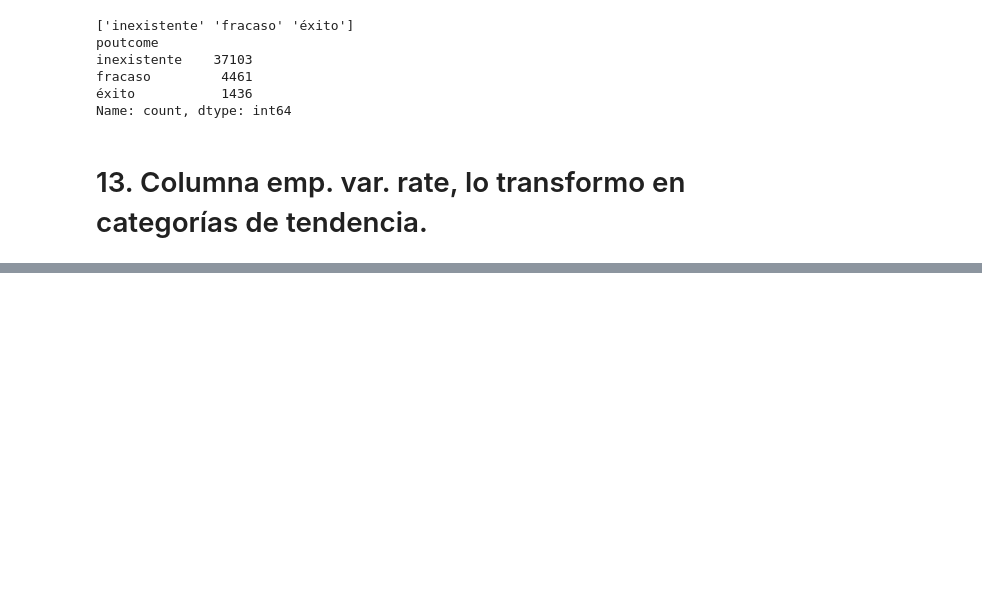
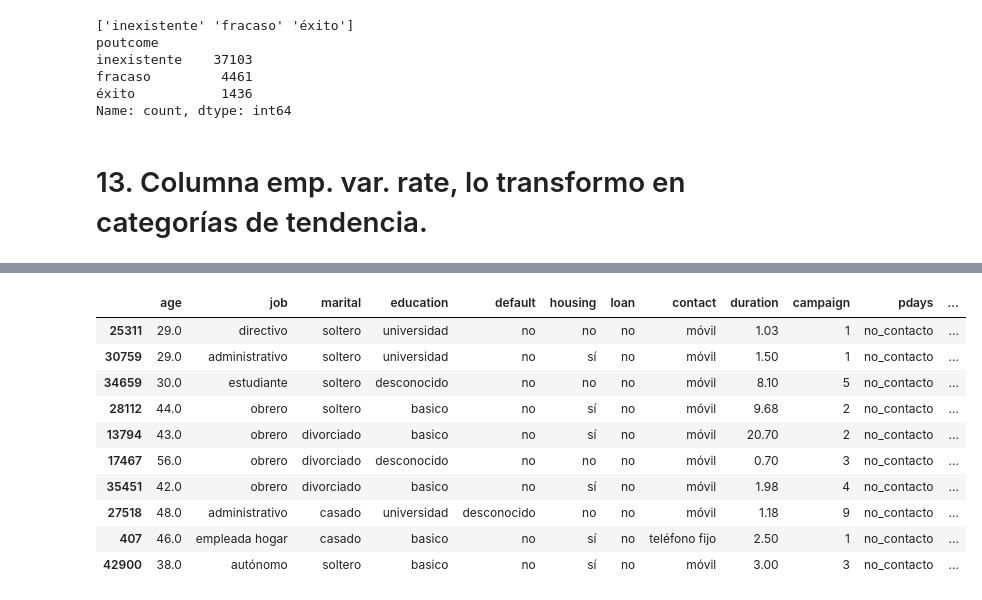
Before and after one commit to PatriciaMerinero/PROYECTO_EDA_PYTHON, a Jupyter notebook: Notebook/01-analisis_preliminar.ipynb, the cells around one changed output, grey strips where cells are left out. Cells and saved outputs as stored; diff of their text form; code cells hidden in the pictures; blank space fills up the shorter version.

```diff
--- a/Notebook/01-analisis_preliminar.ipynb
+++ b/Notebook/01-analisis_preliminar.ipynb
@@ -848,0 +874,28 @@ df_bank.sample(10)
+# %%
+# Reemplazo comas por puntos y convierto a numérico
+df_bank['cons.price.idx'] = df_bank['cons.price.idx'].astype(str).str.replace(',', '.')
+df_bank['cons.price.idx'] = pd.to_numeric(df_bank['cons.price.idx'], errors='coerce')
+
+
+# Calcular mediana
+mediana_precio = df_bank['cons.price.idx'].median()
+
+# Rellenar vacíos con la mediana
+df_bank['cons.price.idx'] = df_bank['cons.price.idx'].fillna(mediana_precio)
+
+# Revisar que ya no haya vacíos
+print(df_bank['cons.price.idx'].isna().sum())
+
+
+# verifico
+
+# 1. Confirmo que ya no quedan vacíos
+print("Nulos en cons.price.idx:", df_bank['cons.price.idx'].isna().sum())
+
+# 2. Estadísticas descriptivas
+print("\nEstadísticas de cons.price.idx:")
+print(df_bank['cons.price.idx'].describe())
+
+# 3. Valores únicos más frecuentes
+print("\nValores más frecuentes:")
+print(df_bank['cons.price.idx'].value_counts().head(10))
@@ -848,0 +922,13 @@ df_bank.sample(10)
+# %%
+# Aseguro que los valores son numéricos (convertimos coma a punto si hace falta)
+df_bank['cons.conf.idx'] = df_bank['cons.conf.idx'].astype(str).str.replace(',', '.')
+df_bank['cons.conf.idx'] = pd.to_numeric(df_bank['cons.conf.idx'], errors='coerce')
+
+# Transformo directamente en categorías
+df_bank['cons.conf.idx'] = pd.qcut(df_bank['cons.conf.idx'],
+                                   q=3,
+                                   labels=['baja confianza', 'confianza media', 'alta confianza'])
+
+# Reviso
+print(df_bank['cons.conf.idx'].unique())
+print(df_bank['cons.conf.idx'].value_counts(normalize=True) * 100)
@@ -848,0 +943,14 @@ df_bank.sample(10)
+# %%
+df_bank.sample(10)
+# %% [output]
+|  | age | job | marital | education | default | housing | loan | contact | duration | campaign | pdays | ... |
+| 25311 | 29.0 | directivo | soltero | universidad | no | no | no | móvil | 1.03 | 1 | no_contacto | ... |
+| 30759 | 29.0 | administrativo | soltero | universidad | no | sí | no | móvil | 1.50 | 1 | no_contacto | ... |
+| 34659 | 30.0 | estudiante | soltero | desconocido | no | no | no | móvil | 8.10 | 5 | no_contacto | ... |
+| 28112 | 44.0 | obrero | soltero | basico | no | sí | no | móvil | 9.68 | 2 | no_contacto | ... |
+| 13794 | 43.0 | obrero | divorciado | basico | no | sí | no | móvil | 20.70 | 2 | no_contacto | ... |
+| 17467 | 56.0 | obrero | divorciado | desconocido | no | no | no | móvil | 0.70 | 3 | no_contacto | ... |
+| 35451 | 42.0 | obrero | divorciado | basico | no | sí | no | móvil | 1.98 | 4 | no_contacto | ... |
+| 27518 | 48.0 | administrativo | casado | universidad | desconocido | no | no | móvil | 1.18 | 9 | no_contacto | ... |
+| 407 | 46.0 | empleada hogar | casado | basico | no | sí | no | teléfono fijo | 2.50 | 1 | no_contacto | ... |
+| 42900 | 38.0 | autónomo | soltero | basico | no | sí | no | móvil | 3.00 | 3 | no_contacto | ... |
```
Also changed, not shown: parts of 12 cells of this notebook.
